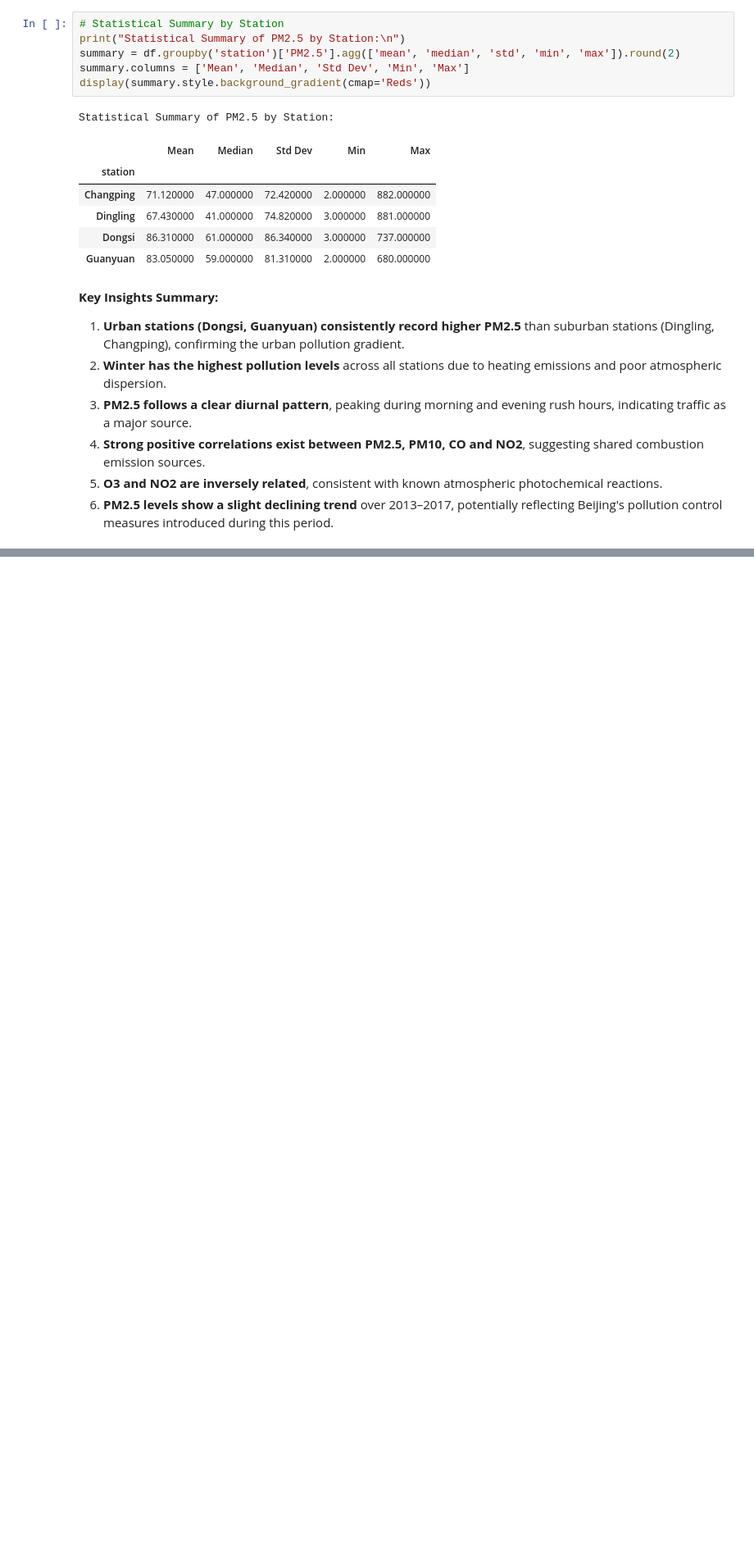
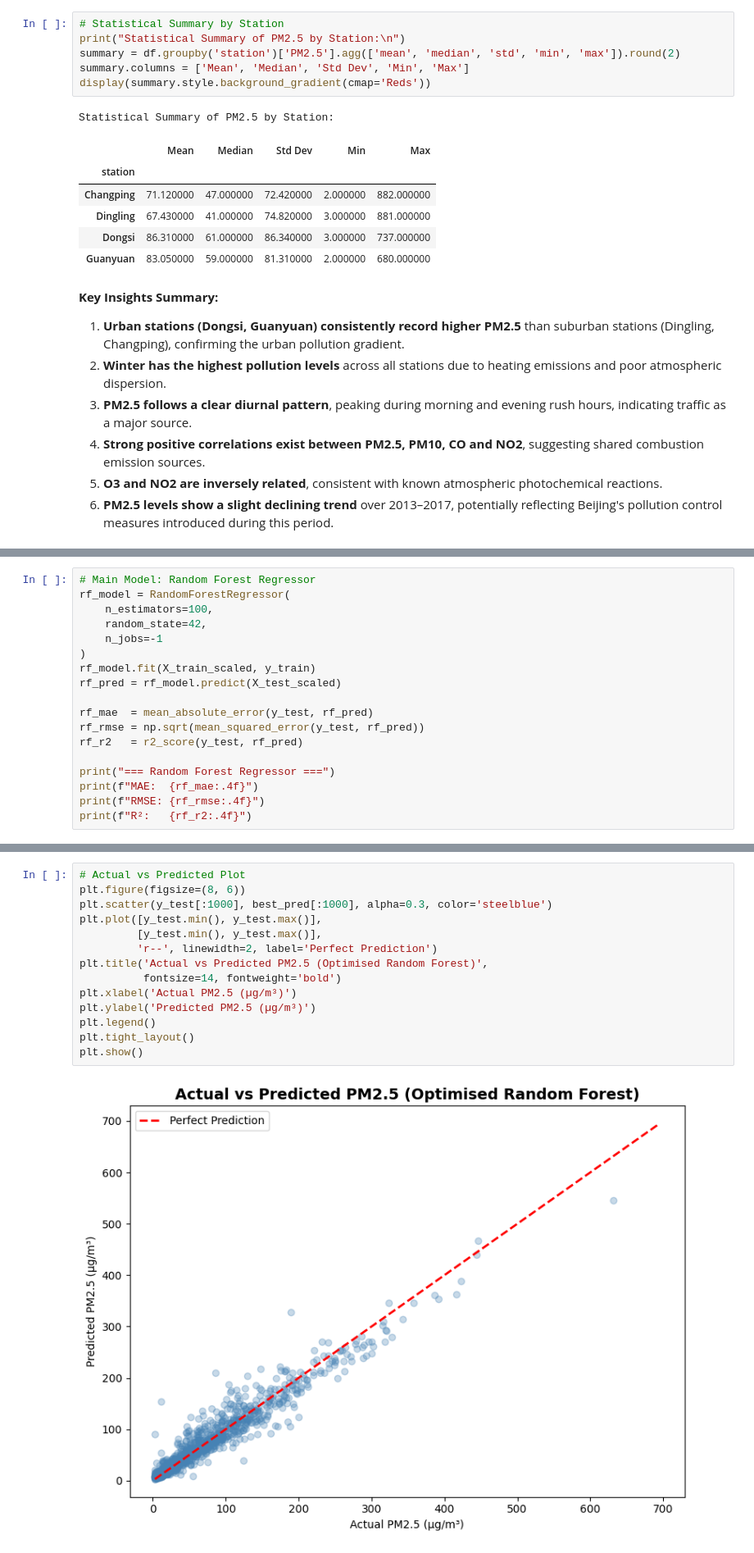
Before and after one commit to kunalan-Subatharan/Beijing-Air-Quality-Analysis, a Jupyter notebook: CMP7005_PRAC1_Beijing_Air_Quality.ipynb, the cells around one changed output, grey strips where cells are left out. Shown at 82% size. Saved outputs shown, nothing was run; the diff lists cells and outputs as text; blank space fills up the shorter version.

```diff
--- a/CMP7005_PRAC1_Beijing_Air_Quality.ipynb
+++ b/CMP7005_PRAC1_Beijing_Air_Quality.ipynb
@@ -762,0 +923,18 @@ Statistical Summary of PM2.5 by Station:
+# %%
+# Main Model: Random Forest Regressor
+rf_model = RandomForestRegressor(
+    n_estimators=100,
+    random_state=42,
+    n_jobs=-1
+)
+rf_model.fit(X_train_scaled, y_train)
+rf_pred = rf_model.predict(X_test_scaled)
+
+rf_mae  = mean_absolute_error(y_test, rf_pred)
+rf_rmse = np.sqrt(mean_squared_error(y_test, rf_pred))
+rf_r2   = r2_score(y_test, rf_pred)
+
+print("=== Random Forest Regressor ===")
+print(f"MAE:  {rf_mae:.4f}")
+print(f"RMSE: {rf_rmse:.4f}")
+print(f"R²:   {rf_r2:.4f}")
@@ -762,0 +1074,16 @@ Statistical Summary of PM2.5 by Station:
+# %%
+# Actual vs Predicted Plot
+plt.figure(figsize=(8, 6))
+plt.scatter(y_test[:1000], best_pred[:1000], alpha=0.3, color='steelblue')
+plt.plot([y_test.min(), y_test.max()],
+         [y_test.min(), y_test.max()],
+         'r--', linewidth=2, label='Perfect Prediction')
+plt.title('Actual vs Predicted PM2.5 (Optimised Random Forest)',
+          fontsize=14, fontweight='bold')
+plt.xlabel('Actual PM2.5 (µg/m³)')
+plt.ylabel('Predicted PM2.5 (µg/m³)')
+plt.legend()
+plt.tight_layout()
+plt.show()
+# %% [output]
+[figure, added]
```
Also changed, not shown: parts of 32 cells of this notebook.
